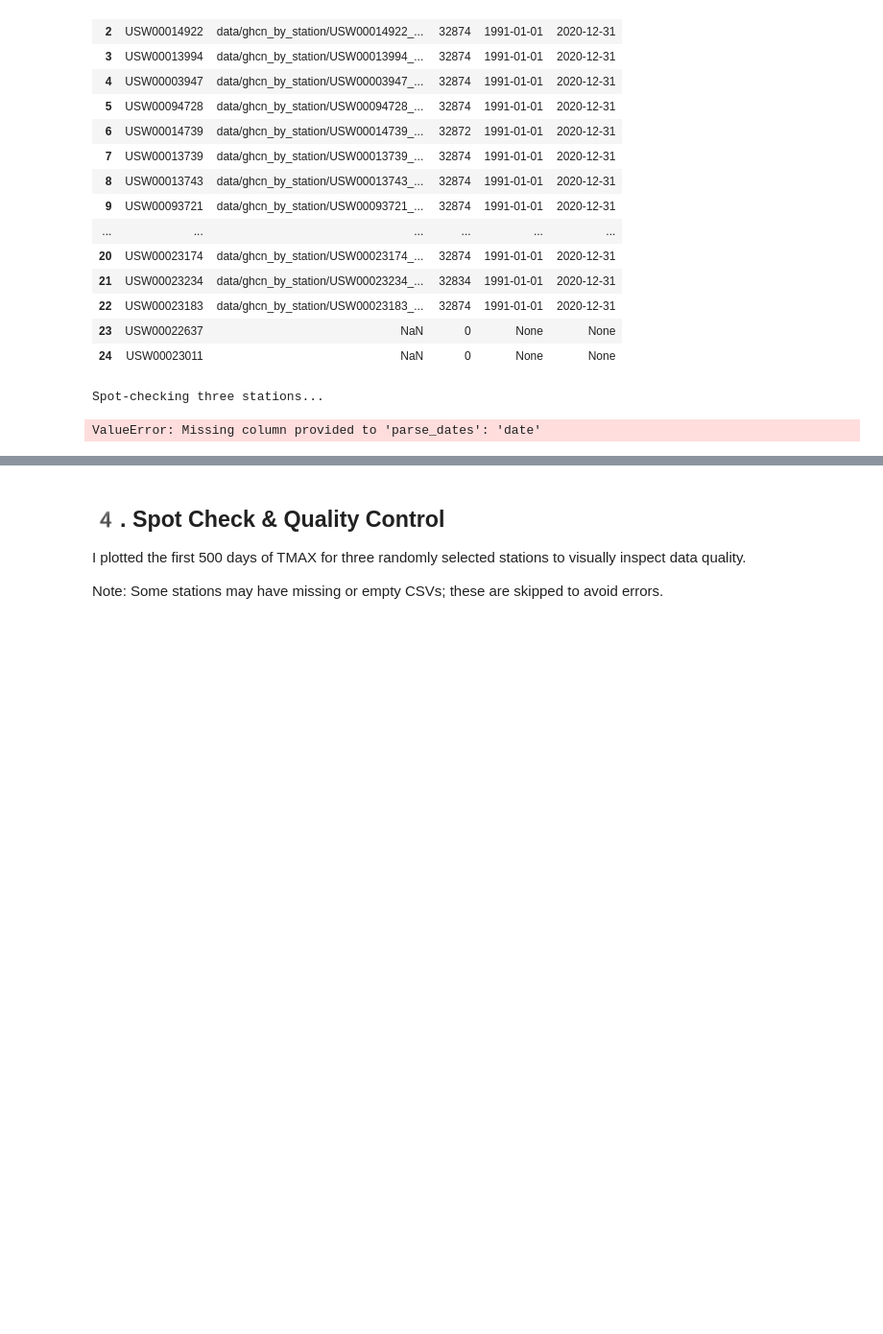
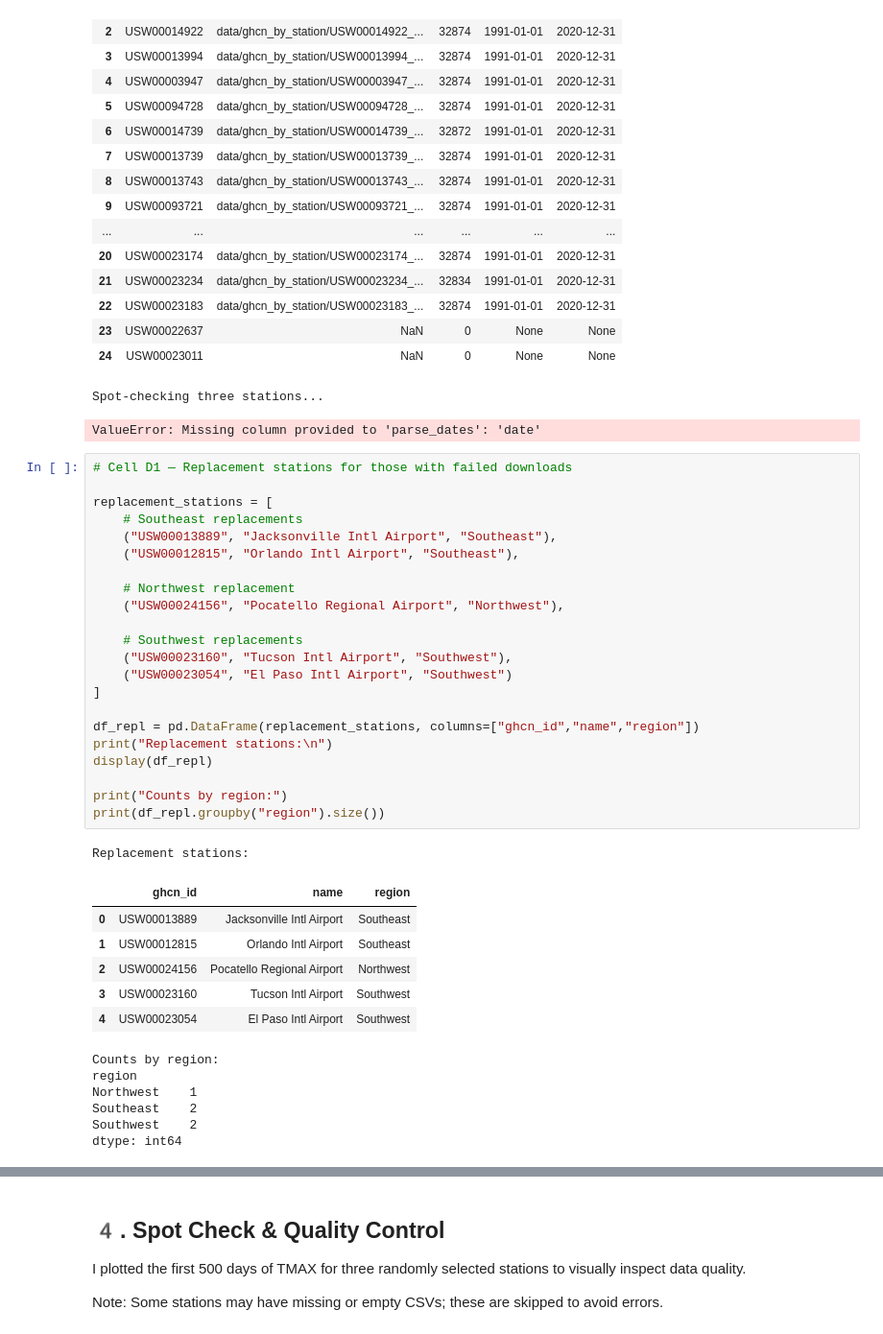
Before and after one commit to njm12-code/ATMS-523-Module-8-Project, a Jupyter notebook: Module_8_HW_Submission.ipynb, the cells around one changed output, grey strips where cells are left out. Shown: that part at 96% size. Drawn from its saved outputs; the diff is of its cells as text; blank space fills up the shorter version.

```diff
--- a/Module_8_HW_Submission.ipynb
+++ b/Module_8_HW_Submission.ipynb
@@ -317,3 +317,39 @@ Submitting year-by-year downloads with Dask...
 | 24 | USW00023011 | NaN | 0 | None | None |
 Spot-checking three stations...
 ValueError: Missing column provided to 'parse_dates': 'date'
+# %%
+# Cell D1 — Replacement stations for those with failed downloads
+
+replacement_stations = [
+    # Southeast replacements
+    ("USW00013889", "Jacksonville Intl Airport", "Southeast"),
+    ("USW00012815", "Orlando Intl Airport", "Southeast"),
+
+    # Northwest replacement
+    ("USW00024156", "Pocatello Regional Airport", "Northwest"),
+
+    # Southwest replacements
+    ("USW00023160", "Tucson Intl Airport", "Southwest"),
+    ("USW00023054", "El Paso Intl Airport", "Southwest")
+]
+
+df_repl = pd.DataFrame(replacement_stations, columns=["ghcn_id","name","region"])
+print("Replacement stations:\n")
+display(df_repl)
+
+print("Counts by region:")
+print(df_repl.groupby("region").size())
+# %% [output]
+Replacement stations:
+|  | ghcn_id | name | region |
+| 0 | USW00013889 | Jacksonville Intl Airport | Southeast |
+| 1 | USW00012815 | Orlando Intl Airport | Southeast |
+| 2 | USW00024156 | Pocatello Regional Airport | Northwest |
+| 3 | USW00023160 | Tucson Intl Airport | Southwest |
+| 4 | USW00023054 | El Paso Intl Airport | Southwest |
+Counts by region:
+region
+Northwest    1
+Southeast    2
+Southwest    2
+dtype: int64
```
Also changed, not shown: parts of 19 cells of this notebook.
